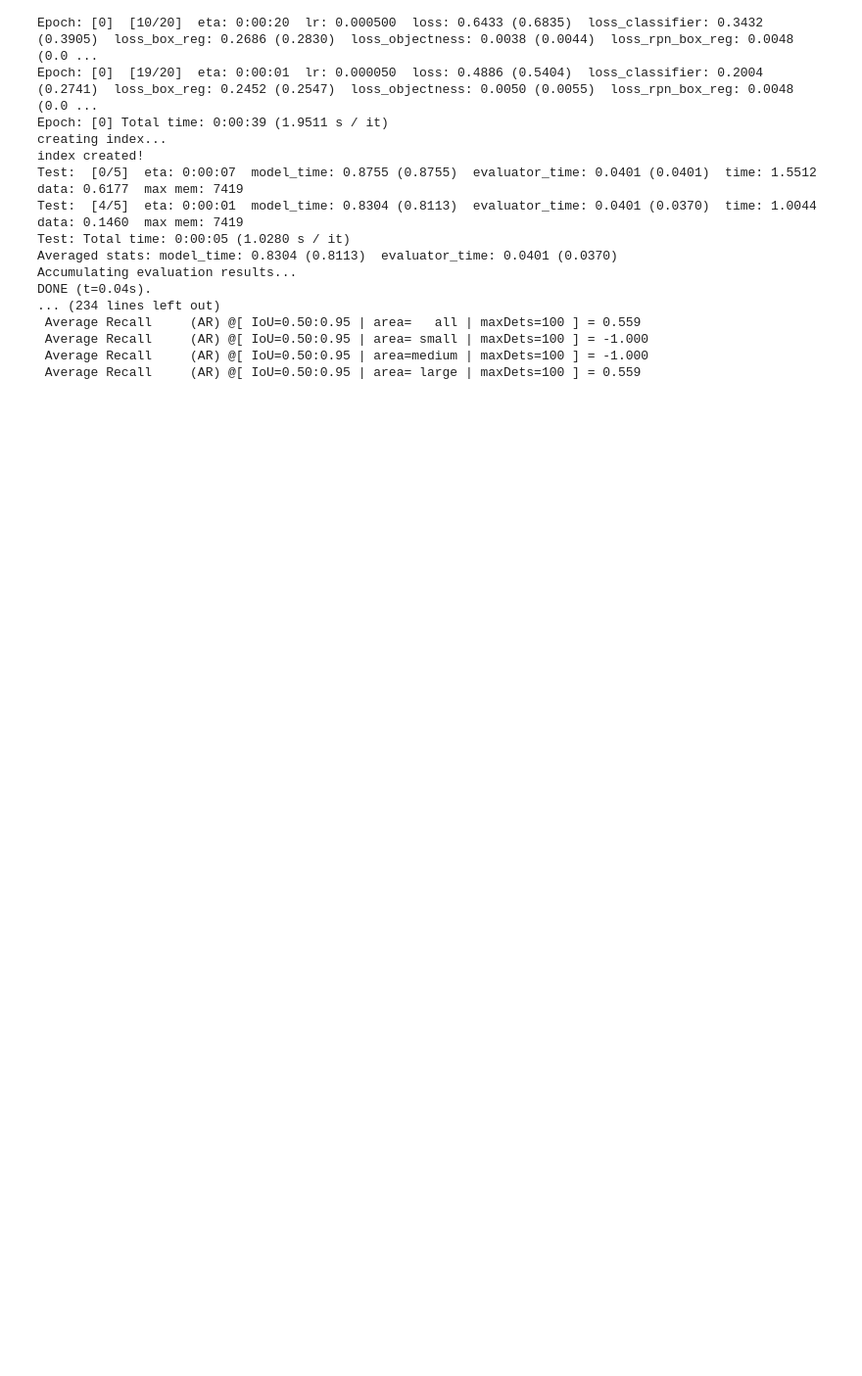
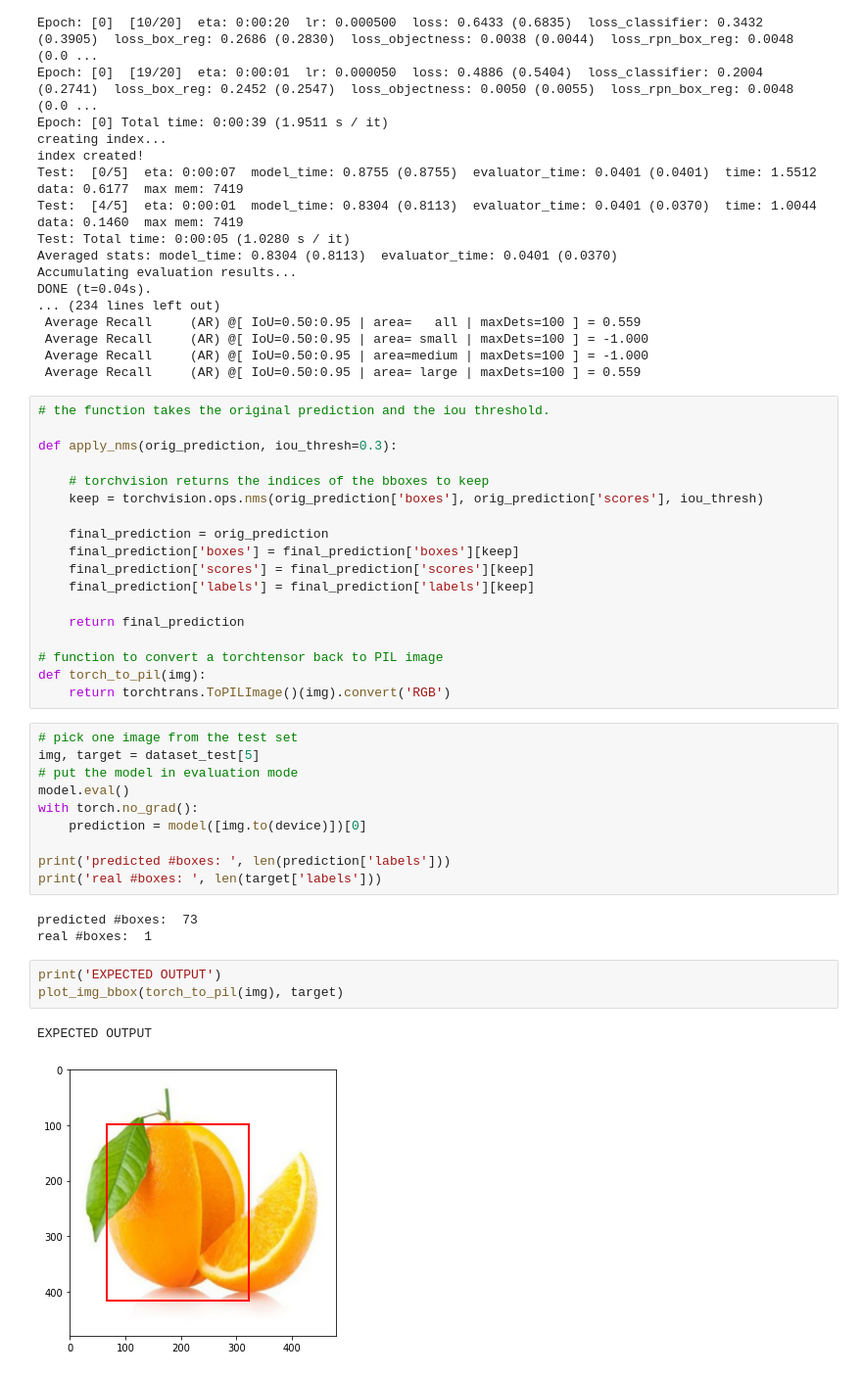
Before and after one commit to skj092/Object-Detection, a Jupyter notebook: pytorch_faster_rcnn.ipynb, the cells around one changed output. Shown at 98% size. Cells and saved outputs as stored; diff of their text form; blank space fills up the shorter version.

```diff
--- a/pytorch_faster_rcnn.ipynb
+++ b/pytorch_faster_rcnn.ipynb
@@ -375,3 +375,40 @@ DONE (t=0.04s).
  Average Recall     (AR) @[ IoU=0.50:0.95 | area= small | maxDets=100 ] = -1.000
  Average Recall     (AR) @[ IoU=0.50:0.95 | area=medium | maxDets=100 ] = -1.000
  Average Recall     (AR) @[ IoU=0.50:0.95 | area= large | maxDets=100 ] = 0.559
+# %%
+# the function takes the original prediction and the iou threshold.
+
+def apply_nms(orig_prediction, iou_thresh=0.3):
+
+    # torchvision returns the indices of the bboxes to keep
+    keep = torchvision.ops.nms(orig_prediction['boxes'], orig_prediction['scores'], iou_thresh)
+
+    final_prediction = orig_prediction
+    final_prediction['boxes'] = final_prediction['boxes'][keep]
+    final_prediction['scores'] = final_prediction['scores'][keep]
+    final_prediction['labels'] = final_prediction['labels'][keep]
+
+    return final_prediction
+
+# function to convert a torchtensor back to PIL image
+def torch_to_pil(img):
+    return torchtrans.ToPILImage()(img).convert('RGB')
+# %%
+# pick one image from the test set
+img, target = dataset_test[5]
+# put the model in evaluation mode
+model.eval()
+with torch.no_grad():
+    prediction = model([img.to(device)])[0]
+
+print('predicted #boxes: ', len(prediction['labels']))
+print('real #boxes: ', len(target['labels']))
+# %% [output]
+predicted #boxes:  73
+real #boxes:  1
+# %%
+print('EXPECTED OUTPUT')
+plot_img_bbox(torch_to_pil(img), target)
+# %% [output]
+EXPECTED OUTPUT
+[figure, added]
```
Also changed, not shown: parts of 3 cells of this notebook.
